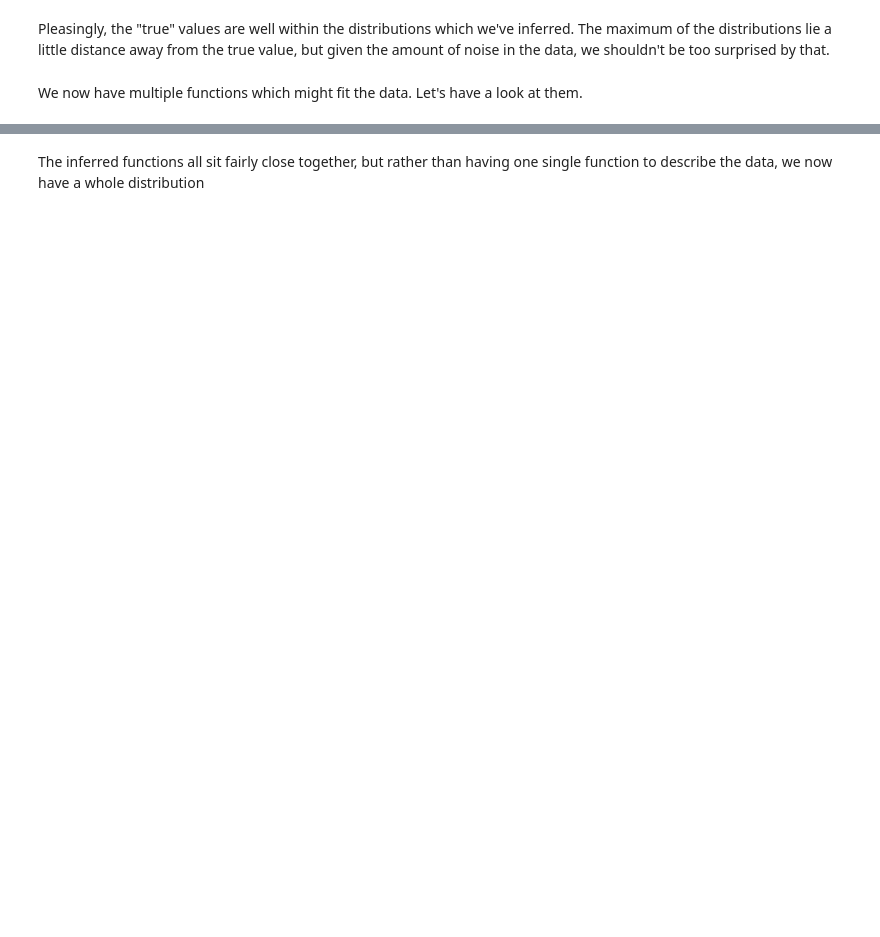
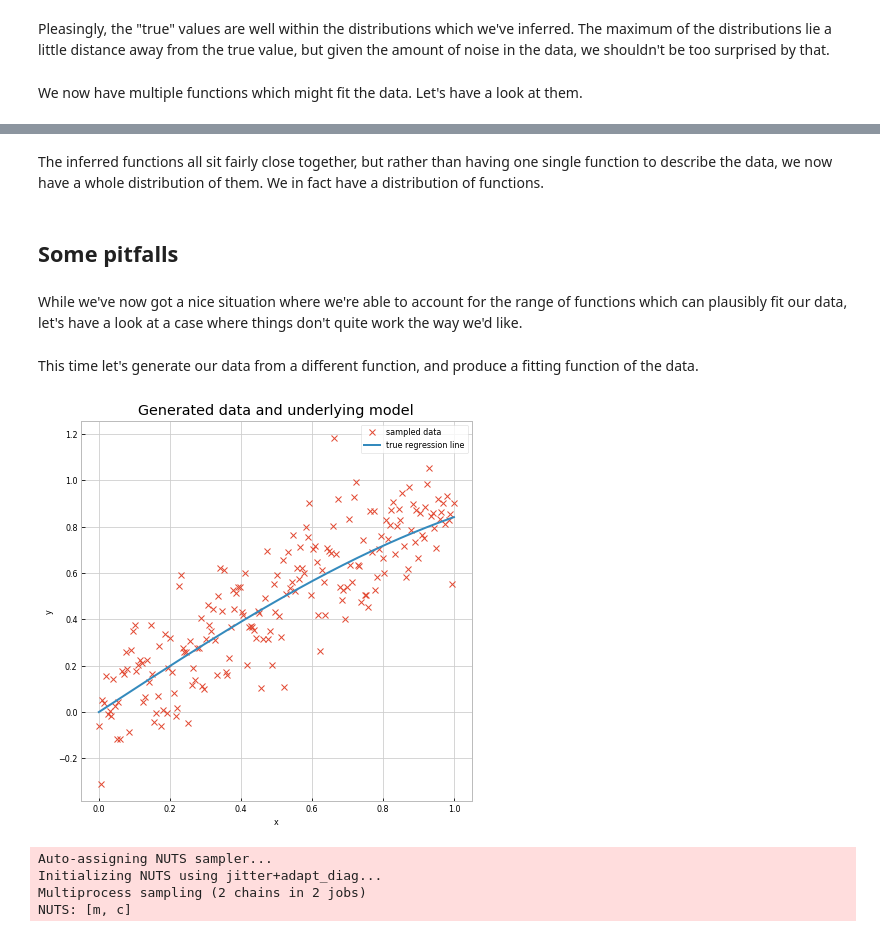
Before and after one commit to transientlunatic/gp-tutorial, a Jupyter notebook: chapters/1. Introduction.ipynb, the cells around one changed output, grey strips where cells are left out. Saved outputs shown, nothing was run; the diff lists cells and outputs as text; code cells hidden in the pictures; blank space fills up the shorter version.

```diff
--- a/chapters/1. Introduction.ipynb
+++ b/chapters/1. Introduction.ipynb
@@ -153,2 +154,28 @@ plt.ylabel('y');
 # %% [markdown]
-The inferred functions all sit fairly close together, but rather than having one single function to describe the data, we now have a whole distribution
+The inferred functions all sit fairly close together, but rather than having one single function to describe the data, we now have a whole distribution of them. We in fact have a distribution of functions.
+# %% [markdown]
+## Some pitfalls
+# %% [markdown]
+While we've now got a nice situation where we're able to account for the range of functions which can plausibly fit our data, let's have a look at a case where things don't quite work the way we'd like.
+# %% [markdown]
+This time let's generate our data from a different function, and produce a fitting function of the data.
+# %%
+size = 200
+true_intercept = 1
+true_slope = 2
+
+x = np.linspace(0, 1, size)
+# y = a + b*x
+true_regression_line = np.sin(1*x)#true_intercept #+ true_slope * x
+
+y = true_regression_line + np.random.normal(scale=.15, size=size)
+
+data = dict(x=x, y=y)
+# %%
+fig = plt.figure(figsize=(7, 7))
+ax = fig.add_subplot(111, xlabel='x', ylabel='y', title='Generated data and underlying model')
+ax.plot(x, y, 'x', label='sampled data')
+ax.plot(x, true_regression_line, label='true regression line', lw=2.)
+plt.legend(loc=0);
+# %% [output]
+[figure, added]
@@ -154,0 +190,9 @@ The inferred functions all sit fairly close together, but rather than having one
+# %%
+with model:
+    # Inference!
+    trace = sample(3000, cores=2) # draw 3000 posterior samples using NUTS sampling
+# %% [output]
+Auto-assigning NUTS sampler...
+Initializing NUTS using jitter+adapt_diag...
+Multiprocess sampling (2 chains in 2 jobs)
+NUTS: [m, c]
```
Also changed, not shown: parts of 11 cells of this notebook.
